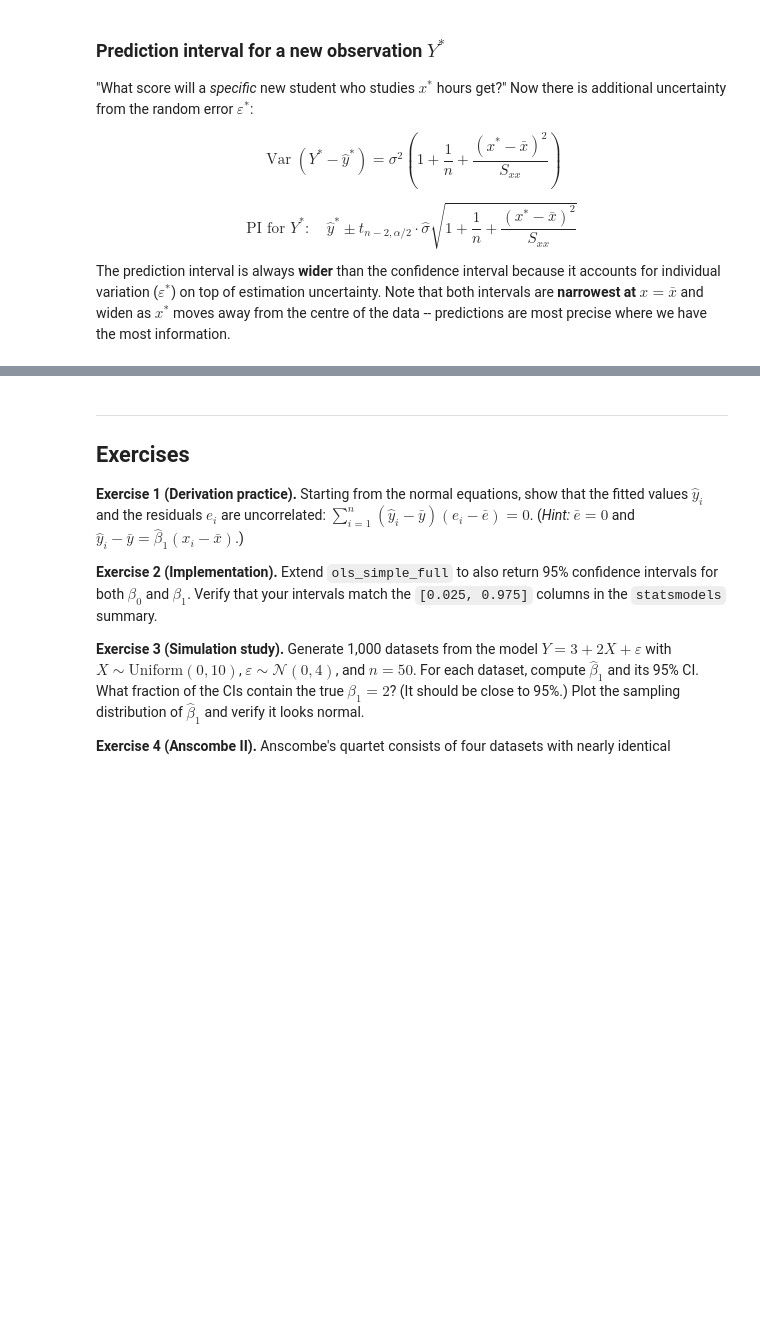
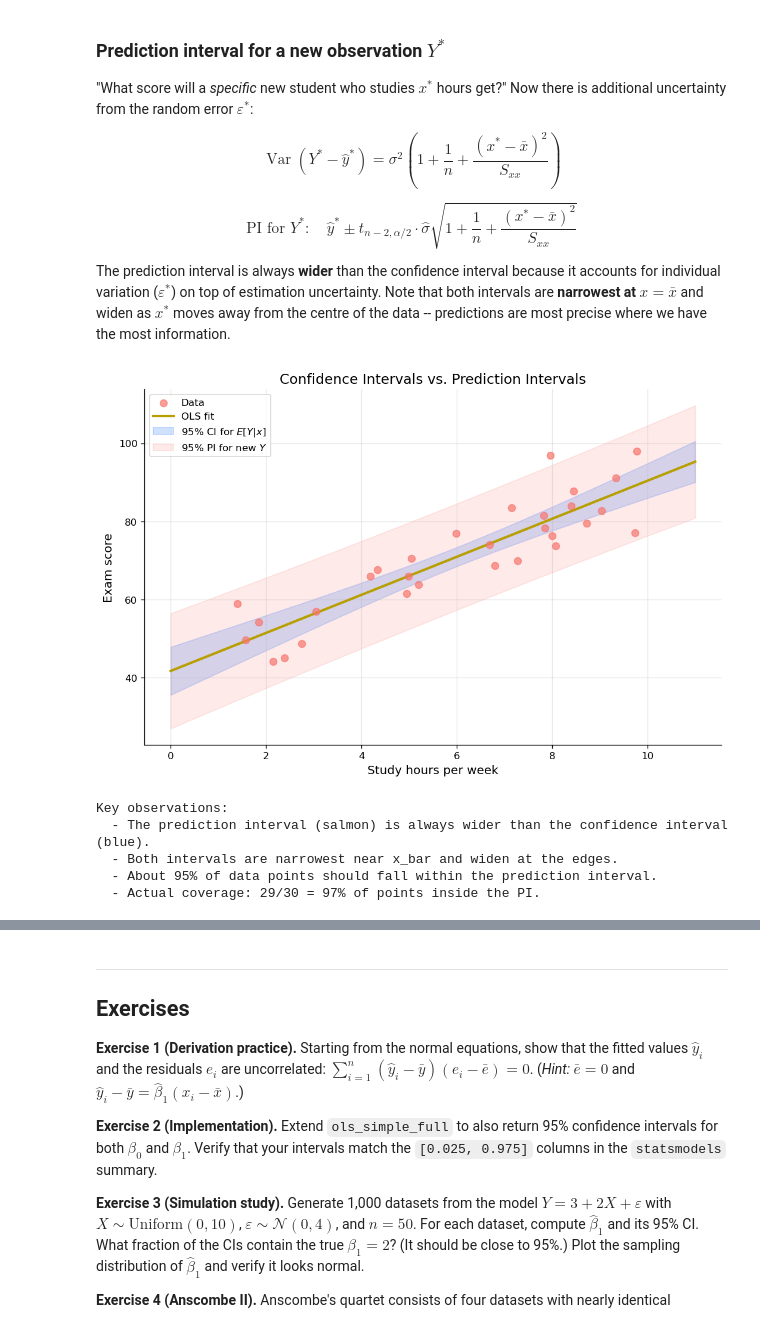
Before and after one commit to alextimmer/applied-and-mathematical-statistics, a Jupyter notebook: notebooks/06_linear_models/01_simple_linear_regression.ipynb, the cells around one changed output, grey strips where cells are left out. Saved outputs shown, nothing was run; the diff lists cells and outputs as text; code cells hidden in the pictures; blank space fills up the shorter version.

```diff
--- a/notebooks/06_linear_models/01_simple_linear_regression.ipynb
+++ b/notebooks/06_linear_models/01_simple_linear_regression.ipynb
@@ -782,48 +923,73 @@ def prediction_intervals(x, y, x_new, alpha=0.05):
     sigma_hat = np.sqrt(np.sum(resid**2) / (n - 2))
 
     y_new = b0 + b1 * x_new
-    t_crit = stats.t.ppf(1 - alpha/2, n - 2)
+    t_crit = stats.t.ppf(1 - alpha / 2, n - 2)
 
     # Variance for mean response
-    var_mean = sigma_hat**2 * (1/n + (x_new - x_bar)**2 / S_xx)
+    var_mean = sigma_hat**2 * (1 / n + (x_new - x_bar) ** 2 / S_xx)
     ci_half = t_crit * np.sqrt(var_mean)
 
     # Variance for individual prediction
-    var_pred = sigma_hat**2 * (1 + 1/n + (x_new - x_bar)**2 / S_xx)
+    var_pred = sigma_hat**2 * (1 + 1 / n + (x_new - x_bar) ** 2 / S_xx)
     pi_half = t_crit * np.sqrt(var_pred)
 
     return y_new, ci_half, pi_half
 
 
 x_grid = np.linspace(0, 11, 200)
 y_pred, ci_hw, pi_hw = prediction_intervals(x, y, x_grid)
 
 fig, ax = plt.subplots(figsize=(9, 6))
 ax.scatter(x, y, s=50, alpha=0.7, zorder=5, label="Data")
 ax.plot(x_grid, y_pred, color="#B79F00", linewidth=2.5, label="OLS fit")
 
 # Confidence interval for the mean
-ax.fill_between(x_grid, y_pred - ci_hw, y_pred + ci_hw,
-                color="#619CFF", alpha=0.3, label="95% CI for $E[Y|x]$")
+ax.fill_between(
+    x_grid,
+    y_pred - ci_hw,
+    y_pred + ci_hw,
+    color="#619CFF",
+    alpha=0.3,
+    label="95% CI for $E[Y|x]$",
+)
 
 # Prediction interval
-ax.fill_between(x_grid, y_pred - pi_hw, y_pred + pi_hw,
-                color="#F8766D", alpha=0.15, label="95% PI for new $Y$")
+ax.fill_between(
+    x_grid,
+    y_pred - pi_hw,
+    y_pred + pi_hw,
+    color="#F8766D",
+    alpha=0.15,
+    label="95% PI for new $Y$",
+)
 
 ax.set_xlabel("Study hours per week")
 ax.set_ylabel("Exam score")
 ax.set_title("Confidence Intervals vs. Prediction Intervals")
 ax.legend(fontsize=10, loc="upper left")
 plt.tight_layout()
 plt.show()
 
 print("Key observations:")
-print("  - The prediction interval (salmon) is always wider than the confidence interval (blue).")
+print(
+    "  - The prediction interval (salmon) is always wider than the confidence interval (blue)."
+)
 print("  - Both intervals are narrowest near x_bar and widen at the edges.")
 print("  - About 95% of data points should fall within the prediction interval.")
-in_pi = np.sum((y >= np.interp(x, x_grid, y_pred - pi_hw)) &
-               (y <= np.interp(x, x_grid, y_pred + pi_hw)))
-print(f"  - Actual coverage: {in_pi}/{len(y)} = {in_pi/len(y):.0%} of points inside the PI.")
+in_pi = np.sum(
+    (y >= np.interp(x, x_grid, y_pred - pi_hw))
+    & (y <= np.interp(x, x_grid, y_pred + pi_hw))
+)
+print(
+    f"  - Actual coverage: {in_pi}/{len(y)} = {in_pi / len(y):.0%} of points inside the PI."
+)
+# %% [output]
+[figure, added]
+Key observations:
+  - The prediction interval (salmon) is always wider than the confidence interval (blue).
+  - Both intervals are narrowest near x_bar and widen at the edges.
+  - About 95% of data points should fall within the prediction interval.
+  - Actual coverage: 29/30 = 97% of points inside the PI.
 # %%
 # Specific prediction example
 x_star = 7.0
```
Also changed, not shown: parts of 14 cells of this notebook, 26 other files.
